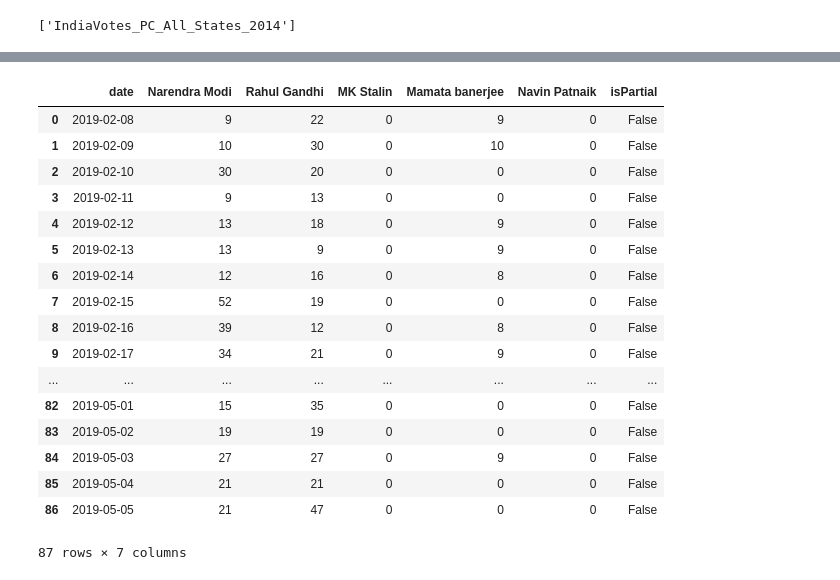
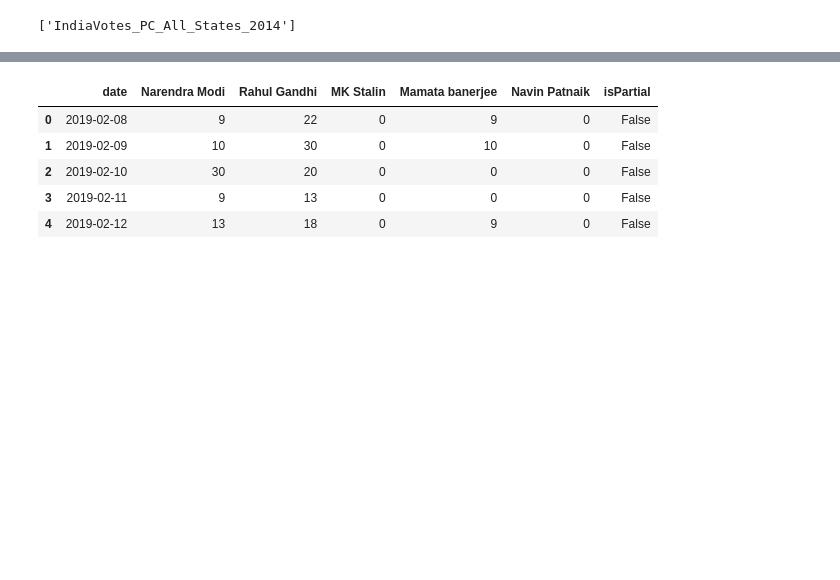
Before and after one commit to andrewmark1/IndiaGeneralElection, a Jupyter notebook: IndianGeneralElection2014.ipynb, the cells around one changed output, grey strips where cells are left out. Saved outputs shown, nothing was run; the diff lists cells and outputs as text; code cells hidden in the pictures; blank space fills up the shorter version.

```diff
--- a/IndianGeneralElection2014.ipynb
+++ b/IndianGeneralElection2014.ipynb
@@ -108,30 +84,19 @@ Party_group2
 # %%
 pytrends = TrendReq(hl='en-US', tz=360)
 queries_list = ['Narendra Modi', 'Rahul Gandhi', 'MK Stalin', 'Mamata banerjee', 'Navin Patnaik']
 queries_list
 pytrends.build_payload(queries_list, timeframe='today 3-m', geo='IN', gprop='news')
 Party_Leader1 = pytrends.interest_over_time()
 Party_Leader1.reset_index(level=0, inplace=True)
-Party_Leader1
+
+Party_Leader1.head()
 # %% [output]
 |  | date | Narendra Modi | Rahul Gandhi | MK Stalin | Mamata banerjee | Navin Patnaik | isPartial |
 | 0 | 2019-02-08 | 9 | 22 | 0 | 9 | 0 | False |
 | 1 | 2019-02-09 | 10 | 30 | 0 | 10 | 0 | False |
 | 2 | 2019-02-10 | 30 | 20 | 0 | 0 | 0 | False |
 | 3 | 2019-02-11 | 9 | 13 | 0 | 0 | 0 | False |
 | 4 | 2019-02-12 | 13 | 18 | 0 | 9 | 0 | False |
-| 5 | 2019-02-13 | 13 | 9 | 0 | 9 | 0 | False |
-| 6 | 2019-02-14 | 12 | 16 | 0 | 8 | 0 | False |
-| 7 | 2019-02-15 | 52 | 19 | 0 | 0 | 0 | False |
-| 8 | 2019-02-16 | 39 | 12 | 0 | 8 | 0 | False |
-| 9 | 2019-02-17 | 34 | 21 | 0 | 9 | 0 | False |
-| ... | ... | ... | ... | ... | ... | ... | ... |
-| 82 | 2019-05-01 | 15 | 35 | 0 | 0 | 0 | False |
-| 83 | 2019-05-02 | 19 | 19 | 0 | 0 | 0 | False |
-| 84 | 2019-05-03 | 27 | 27 | 0 | 9 | 0 | False |
-| 85 | 2019-05-04 | 21 | 21 | 0 | 0 | 0 | False |
-| 86 | 2019-05-05 | 21 | 47 | 0 | 0 | 0 | False |
-87 rows × 7 columns
 # %%
 pytrends = TrendReq(hl='en-US', tz=360)
 queries_list = ['Uddhav Thackeray', 'N. Chandrababu Naidu', 'K. Chandrashekar Rao', 'Sitaram Yechury']
```
Also changed, not shown: parts of 7 cells of this notebook, 2 other files.
